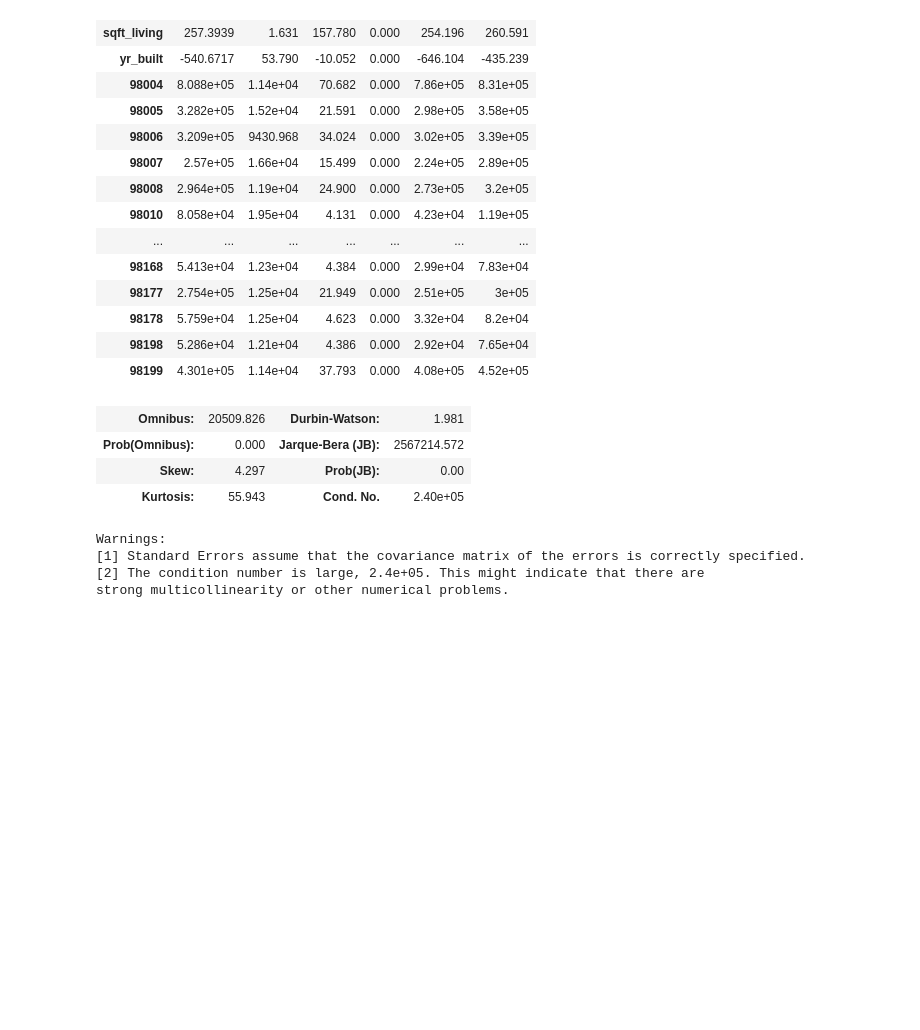
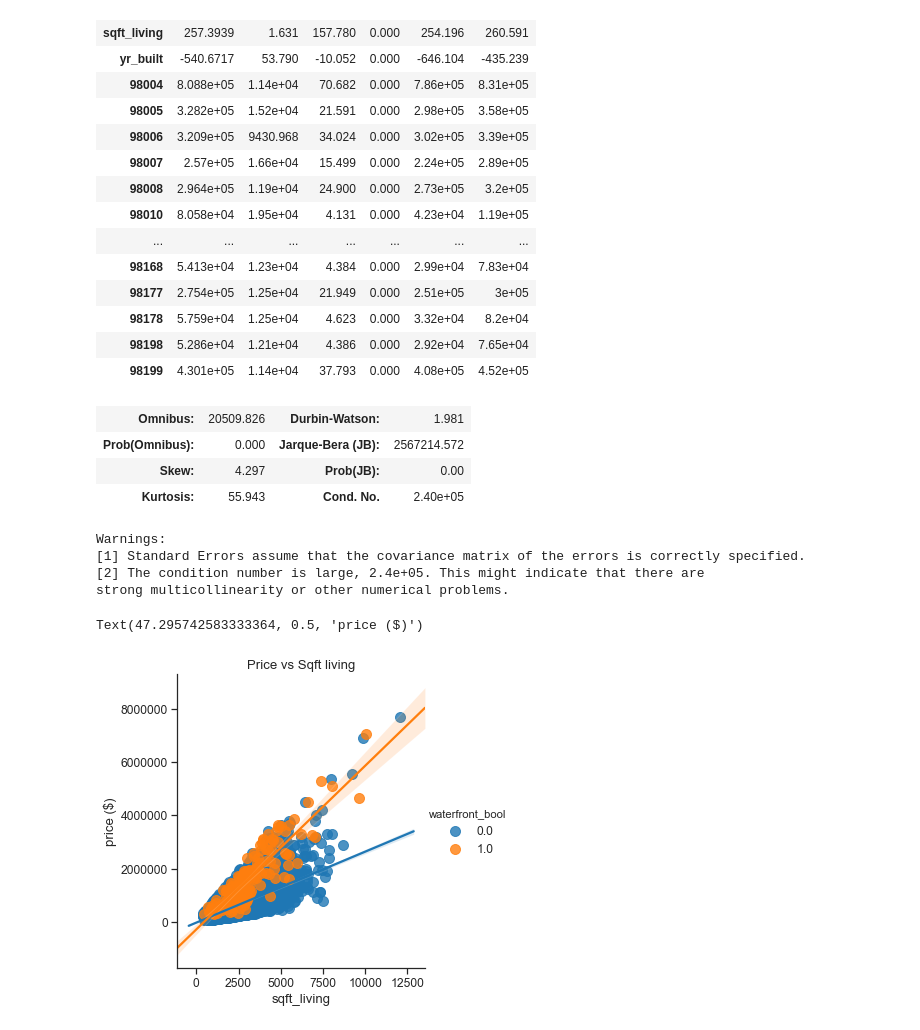
Before and after one commit to LeDorean/dsc-mod-2-project-v2-1-london-ds-02172020, a Jupyter notebook: index_v.ipynb, the cells around one changed output. Saved outputs shown, nothing was run; the diff lists cells and outputs as text; code cells hidden in the pictures; blank space fills up the shorter version.

```diff
--- a/index_v.ipynb
+++ b/index_v.ipynb
@@ -619,3 +632,21 @@ Warnings:
 [1] Standard Errors assume that the covariance matrix of the errors is correctly specified.
 [2] The condition number is large, 2.4e+05. This might indicate that there are
 strong multicollinearity or other numerical problems.
+# %%
+sns.set_context("notebook", font_scale=1.1)
+sns.set_style("ticks")
+sns.lmplot('sqft_living',
+           'price',
+           data=df_clean,
+           hue = "waterfront_bool",
+           fit_reg=True,
+           scatter_kws={"marker": "D",
+                        "s": 100})
+
+
+plt.title('Price vs Sqft living')
+plt.xlabel('sqft_living')
+plt.ylabel('price ($)')
+# %% [output]
+Text(47.295742583333364, 0.5, 'price ($)')
+[figure, added]
```
Also changed, not shown: parts of 7 cells of this notebook.
